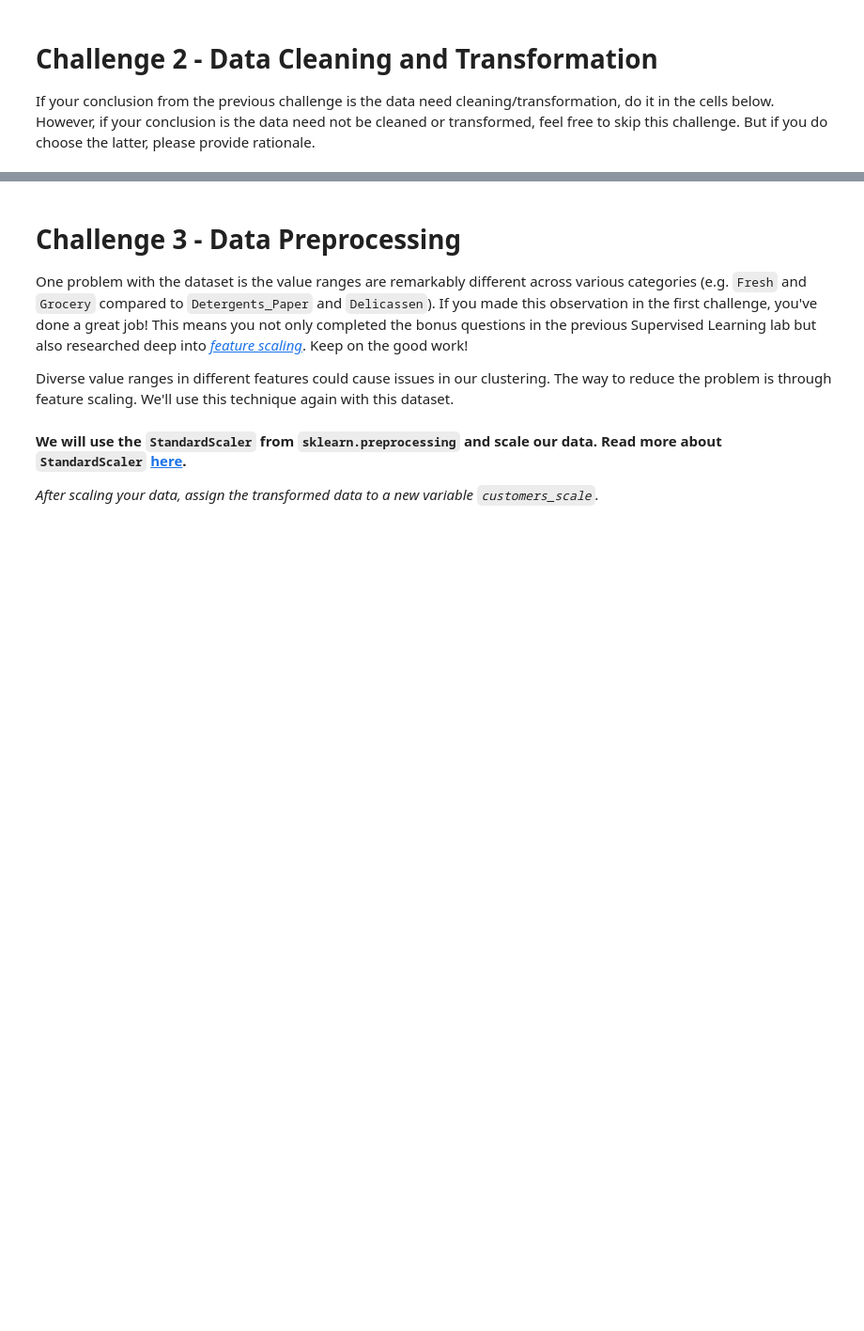
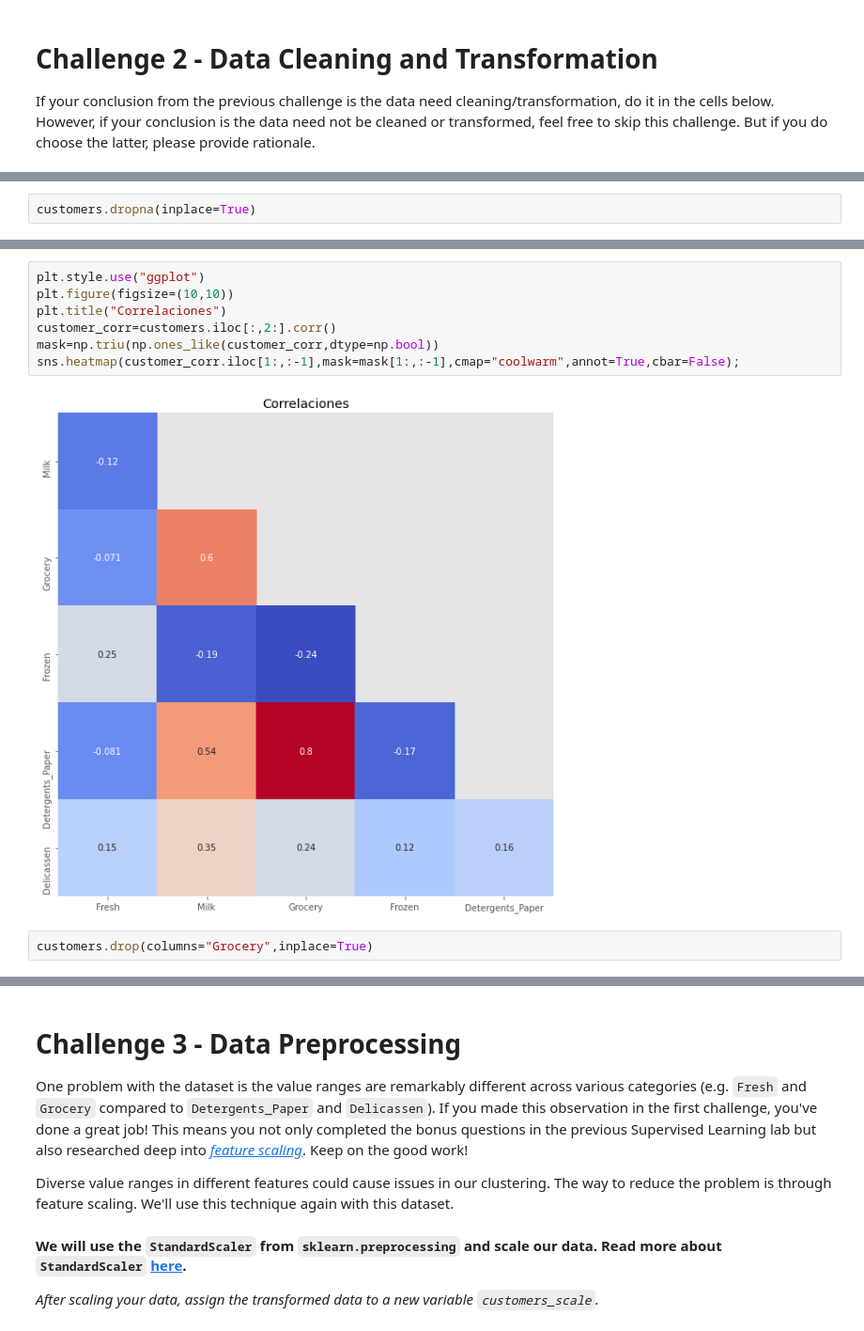
Before and after one commit to ta-data-mexpt/lab-unsupervised-learning, a Jupyter notebook: main/main.ipynb, the cells around one changed output, grey strips where cells are left out. Shown: that part at 94% size. Saved outputs shown, nothing was run; the diff lists cells and outputs as text; blank space fills up the shorter version.

```diff
--- a/main/main.ipynb
+++ b/main/main.ipynb
@@ -111,0 +145,2 @@ If your conclusion from the previous challenge is the data need cleaning/transfo
+# %%
+customers.dropna(inplace=True)
@@ -111,0 +165,11 @@ If your conclusion from the previous challenge is the data need cleaning/transfo
+# %%
+plt.style.use("ggplot")
+plt.figure(figsize=(10,10))
+plt.title("Correlaciones")
+customer_corr=customers.iloc[:,2:].corr()
+mask=np.triu(np.ones_like(customer_corr,dtype=np.bool))
+sns.heatmap(customer_corr.iloc[1:,:-1],mask=mask[1:,:-1],cmap="coolwarm",annot=True,cbar=False);
+# %% [output]
+[figure, added]
+# %%
+customers.drop(columns="Grocery",inplace=True)
```
Also changed, not shown: parts of 16 cells of this notebook.
